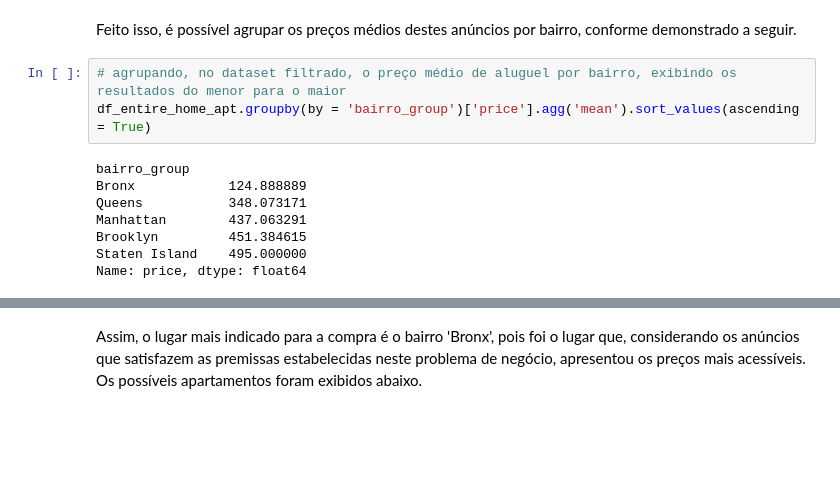
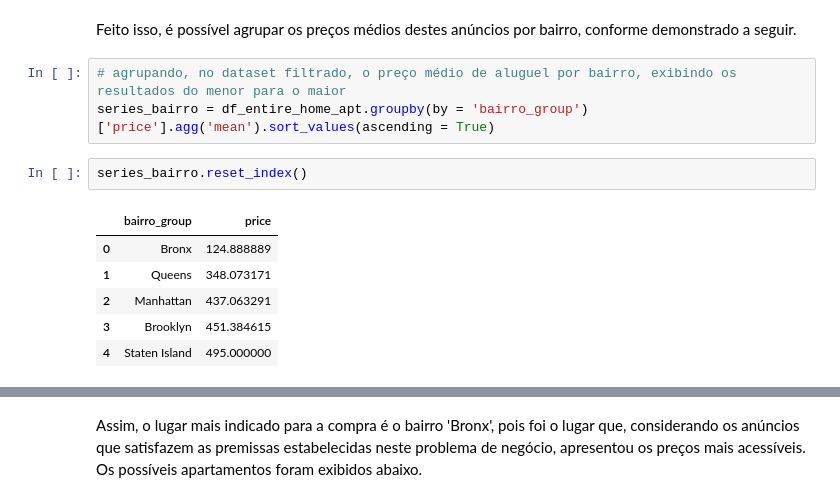
Before and after one commit to rfprates/LH_CD_RODRIGOPRATES, a Jupyter notebook: reports_eda/EDA.ipynb, the cells around one changed output, grey strips where cells are left out. Drawn from its saved outputs; the diff is of its cells as text; blank space fills up the shorter version.

```diff
--- a/reports_eda/EDA.ipynb
+++ b/reports_eda/EDA.ipynb
@@ -466,12 +466,13 @@ df_entire_home_apt = df[(df['room_type']=='Entire home/apt')&(df['disponibilidad
 Feito isso, é possível agrupar os preços médios destes anúncios por bairro, conforme demonstrado a seguir.
 # %%
 # agrupando, no dataset filtrado, o preço médio de aluguel por bairro, exibindo os resultados do menor para o maior
-df_entire_home_apt.groupby(by = 'bairro_group')['price'].agg('mean').sort_values(ascending = True)
+series_bairro = df_entire_home_apt.groupby(by = 'bairro_group')['price'].agg('mean').sort_values(ascending = True)
-# %% [output]
-bairro_group
-Bronx            124.888889
-Queens           348.073171
-Manhattan        437.063291
-Brooklyn         451.384615
-Staten Island    495.000000
-Name: price, dtype: float64
+# %%
+series_bairro.reset_index()
+# %% [output]
+|  | bairro_group | price |
+| 0 | Bronx | 124.888889 |
+| 1 | Queens | 348.073171 |
+| 2 | Manhattan | 437.063291 |
+| 3 | Brooklyn | 451.384615 |
+| 4 | Staten Island | 495.000000 |
```
Also changed, not shown: parts of 3 cells of this notebook.
